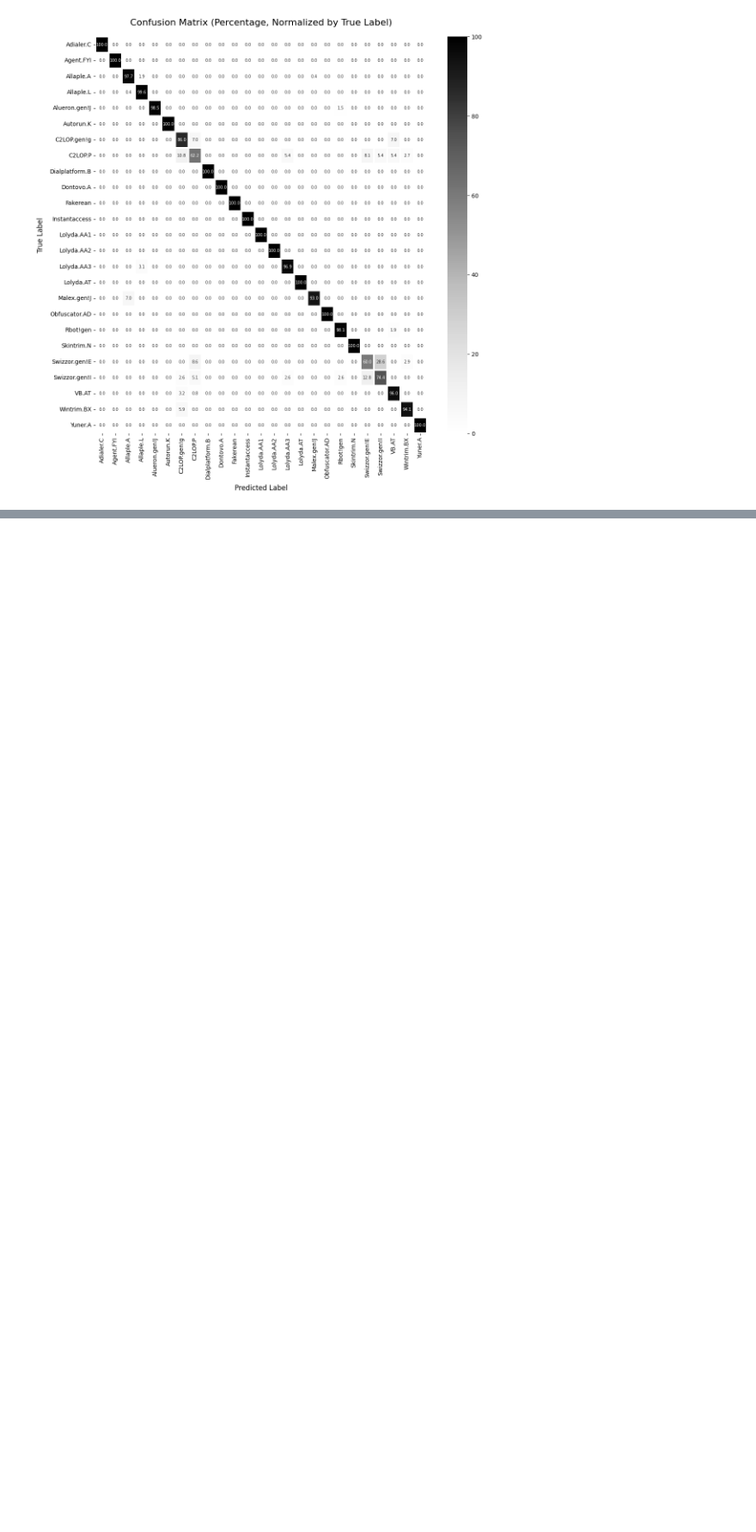
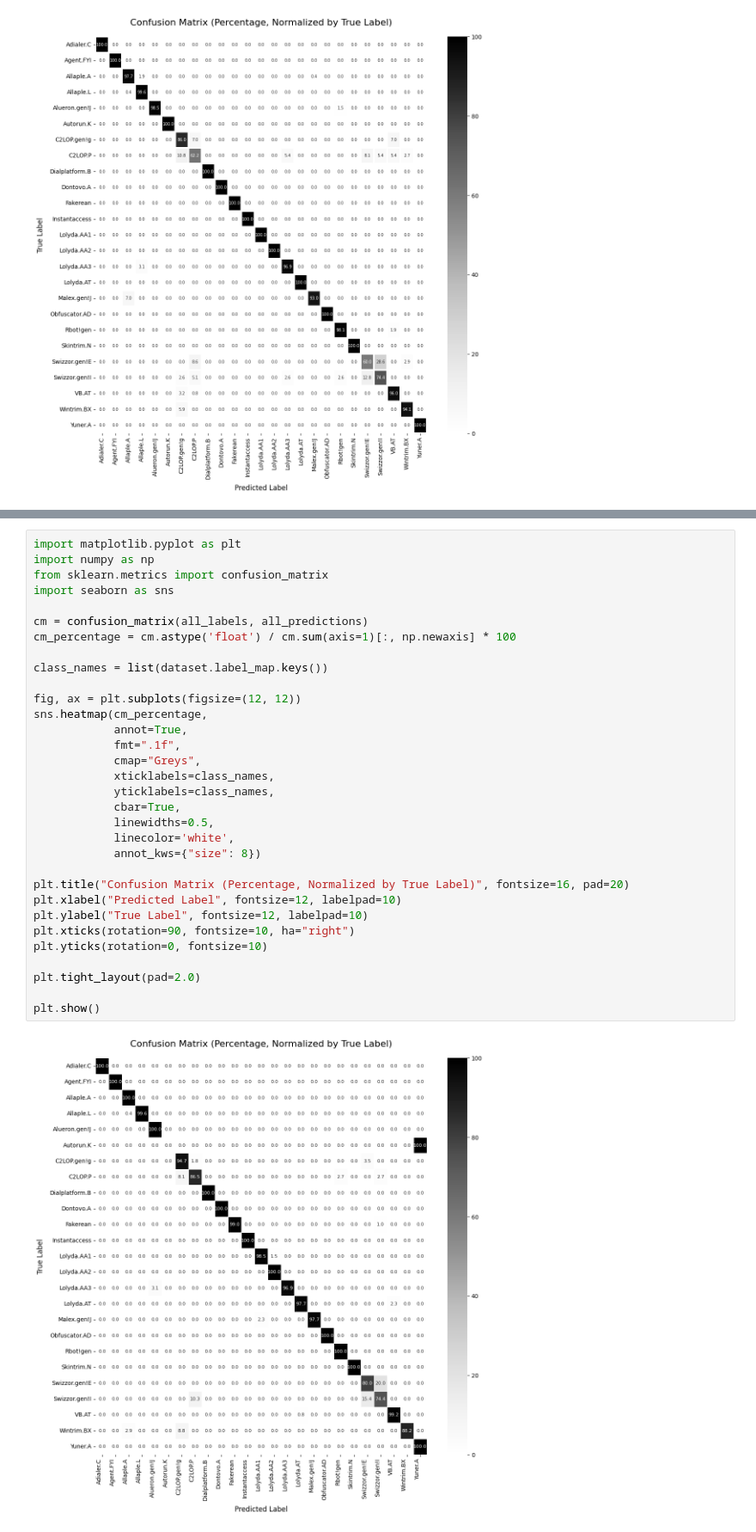
Before and after one commit to IMXINH/DeepLearning_Project, a Jupyter notebook: FinalProject.ipynb, the cells around one changed output, grey strips where cells are left out. Shown at 86% size. Saved outputs shown, nothing was run; the diff lists cells and outputs as text; blank space fills up the shorter version.

```diff
--- a/FinalProject.ipynb
+++ b/FinalProject.ipynb
@@ -369,0 +654,34 @@ plt.show()
+# %%
+import matplotlib.pyplot as plt
+import numpy as np
+from sklearn.metrics import confusion_matrix
+import seaborn as sns
+
+cm = confusion_matrix(all_labels, all_predictions)
+cm_percentage = cm.astype('float') / cm.sum(axis=1)[:, np.newaxis] * 100
+
+class_names = list(dataset.label_map.keys())
+
+fig, ax = plt.subplots(figsize=(12, 12))
+sns.heatmap(cm_percentage,
+            annot=True,
+            fmt=".1f",
+            cmap="Greys",
+            xticklabels=class_names,
+            yticklabels=class_names,
+            cbar=True,
+            linewidths=0.5,
+            linecolor='white',
+            annot_kws={"size": 8})
+
+plt.title("Confusion Matrix (Percentage, Normalized by True Label)", fontsize=16, pad=20)
+plt.xlabel("Predicted Label", fontsize=12, labelpad=10)
+plt.ylabel("True Label", fontsize=12, labelpad=10)
+plt.xticks(rotation=90, fontsize=10, ha="right")
+plt.yticks(rotation=0, fontsize=10)
+
+plt.tight_layout(pad=2.0)
+
+plt.show()
+# %% [output]
+[figure, added]
```
Also changed, not shown: parts of 40 cells of this notebook, 2 other files.
